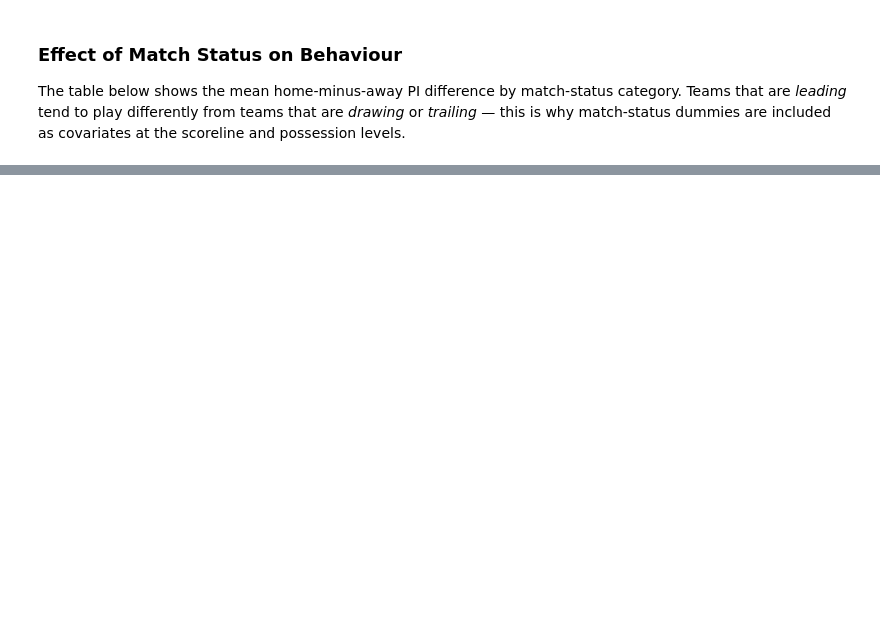
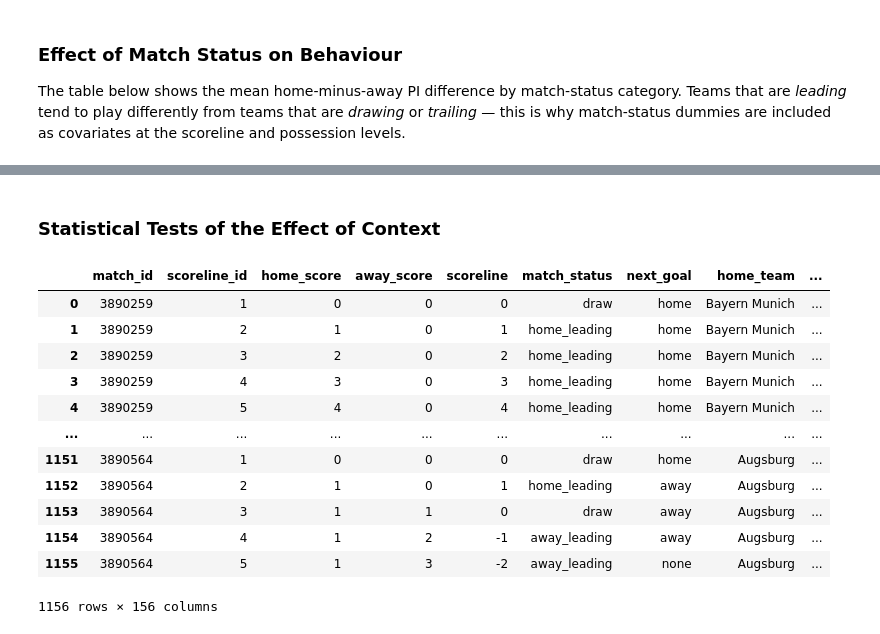
Before and after one commit to maxk92/context-paper-supplementary, a Jupyter notebook: aggregation_experiment_modeling.ipynb, the cells around one changed output, grey strips where cells are left out. Cells and saved outputs as stored; diff of their text form; code cells hidden in the pictures; blank space fills up the shorter version.

```diff
--- a/aggregation_experiment_modeling.ipynb
+++ b/aggregation_experiment_modeling.ipynb
@@ -407,0 +668,18 @@ df_context
+# %% [markdown]
+### Statistical Tests of the Effect of Context
+# %%
+df_scorelinelevel
+# %% [output]
+|  | match_id | scoreline_id | home_score | away_score | scoreline | match_status | next_goal | home_team | ... |
+| 0 | 3890259 | 1 | 0 | 0 | 0 | draw | home | Bayern Munich | ... |
+| 1 | 3890259 | 2 | 1 | 0 | 1 | home_leading | home | Bayern Munich | ... |
+| 2 | 3890259 | 3 | 2 | 0 | 2 | home_leading | home | Bayern Munich | ... |
+| 3 | 3890259 | 4 | 3 | 0 | 3 | home_leading | home | Bayern Munich | ... |
+| 4 | 3890259 | 5 | 4 | 0 | 4 | home_leading | home | Bayern Munich | ... |
+| ... | ... | ... | ... | ... | ... | ... | ... | ... | ... |
+| 1151 | 3890564 | 1 | 0 | 0 | 0 | draw | home | Augsburg | ... |
+| 1152 | 3890564 | 2 | 1 | 0 | 1 | home_leading | away | Augsburg | ... |
+| 1153 | 3890564 | 3 | 1 | 1 | 0 | draw | away | Augsburg | ... |
+| 1154 | 3890564 | 4 | 1 | 2 | -1 | away_leading | away | Augsburg | ... |
+| 1155 | 3890564 | 5 | 1 | 3 | -2 | away_leading | none | Augsburg | ... |
+1156 rows × 156 columns
```
Also changed, not shown: parts of 44 cells of this notebook, 2 other files.
